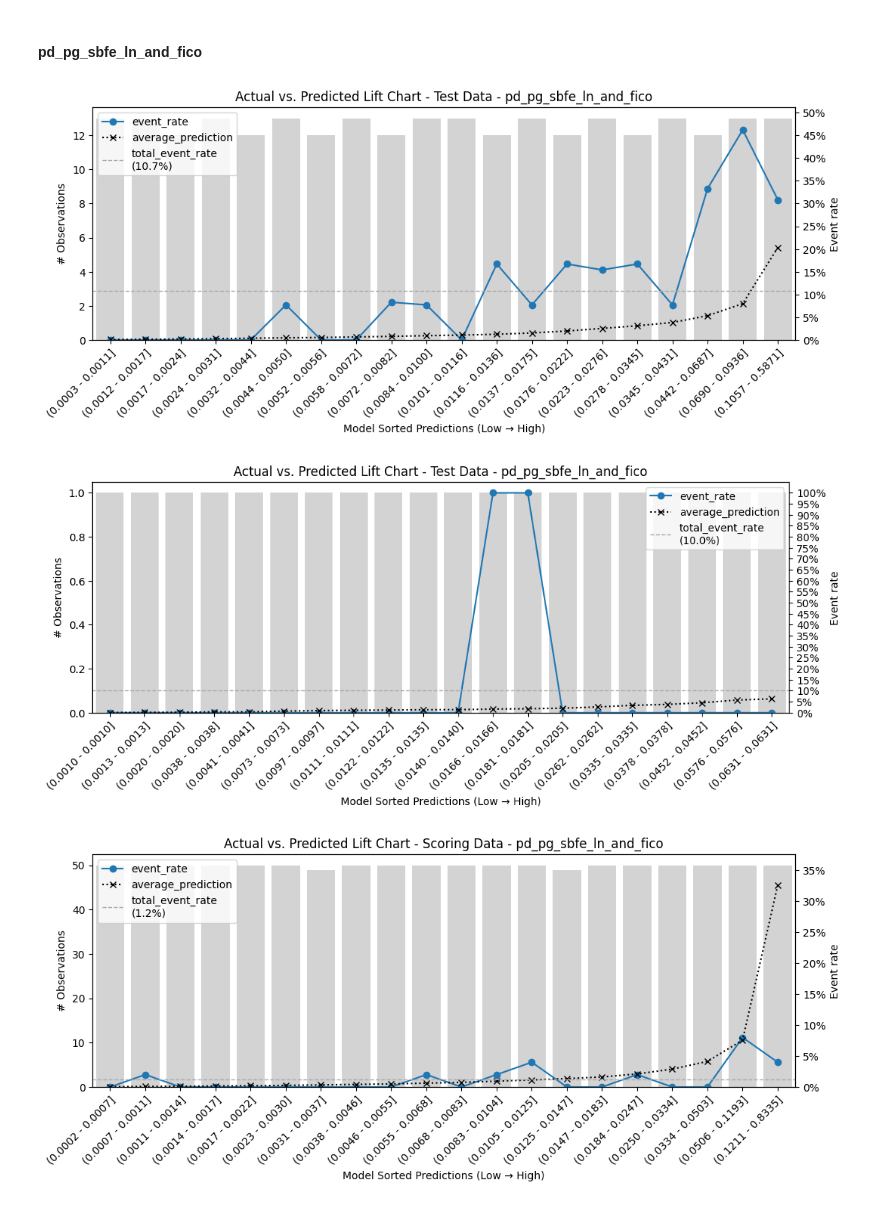
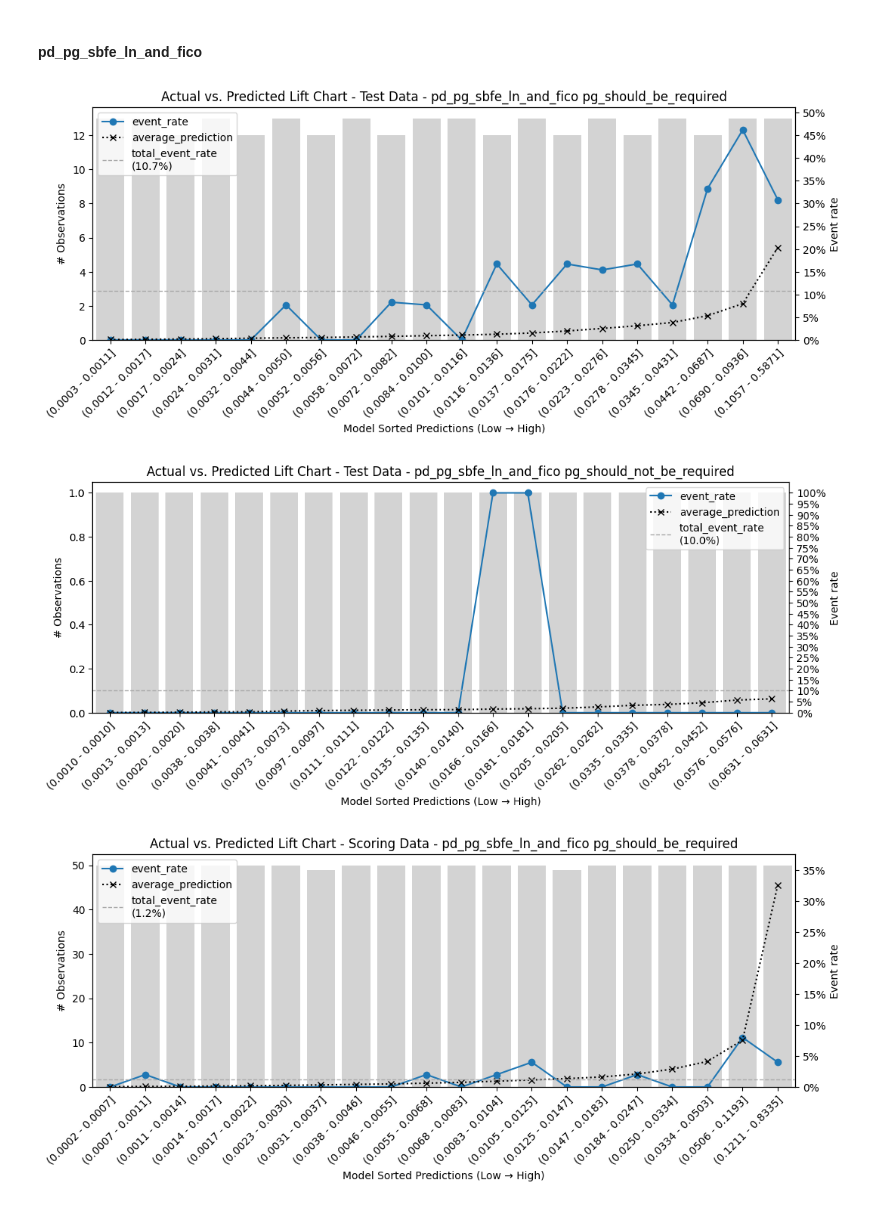
Before and after one commit to cgdonzalezr/otr_adj_model_flow_proposal, a Jupyter notebook: otr_ln_master_table/notebooks/4_otr_existing_exposure_evaluation.ipynb, the cells around one changed output. Saved outputs shown, nothing was run; the diff lists cells and outputs as text; code cells hidden in the pictures.

```diff
--- a/otr_ln_master_table/notebooks/4_otr_existing_exposure_evaluation.ipynb
+++ b/otr_ln_master_table/notebooks/4_otr_existing_exposure_evaluation.ipynb
@@ -501,42 +503,42 @@ ValueError: Only one class present in y_true. ROC AUC score is not defined in th
 #### pd_pg_sbfe_ln_and_fico
 # %%
 # pd_pg_sbfe_ln_and_fico, test data and subsegment pg_should_be_required
-mt.lift_chart_plot('Test Data - pd_pg_sbfe_ln_and_fico', mt.compute_decile_table(
+mt.lift_chart_plot('Test Data - pd_pg_sbfe_ln_and_fico pg_should_be_required', mt.compute_decile_table(
         data_test_scored[(data_test_scored['booked']) & (data_test_scored['pg_subsegment'] == 'pg_should_be_required')],
         'pd_pg_sbfe_ln_and_fico',
         'is_bad',
         20,
         'pg_and_1_plus_sbfe_tradeline_and_fico_hit'
 ), 'PROB_RANGE')
 
 # pd_pg_sbfe_ln_and_fico, test data and subsegment pg_should_not_be_required
-mt.lift_chart_plot('Test Data - pd_pg_sbfe_ln_and_fico', mt.compute_decile_table(
+mt.lift_chart_plot('Test Data - pd_pg_sbfe_ln_and_fico pg_should_not_be_required', mt.compute_decile_table(
         data_test_scored[(data_test_scored['booked']) & (data_test_scored['pg_subsegment'] == 'pg_should_not_be_required')],
         'pd_pg_sbfe_ln_and_fico',
         'is_bad',
         20,
         'pg_and_1_plus_sbfe_tradeline_and_fico_hit'
 ), 'PROB_RANGE')
 
 # pd_pg_sbfe_ln_and_fico, scoring data and subsegment pg_should_be_required
-mt.lift_chart_plot('Scoring Data - pd_pg_sbfe_ln_and_fico', mt.compute_decile_table(
+mt.lift_chart_plot('Scoring Data - pd_pg_sbfe_ln_and_fico pg_should_be_required', mt.compute_decile_table(
         data_scoring_scored[(data_scoring_scored['booked']) & (data_scoring_scored['pg_subsegment'] == 'pg_should_be_required')],
         'pd_pg_sbfe_ln_and_fico',
         'is_bad',
         20,
         'pg_and_1_plus_sbfe_tradeline_and_fico_hit'
 ), 'PROB_RANGE')
 
 
 # pd_pg_sbfe_ln_and_fico, scoring data and subsegment pg_should_not_be_required
-# mt.lift_chart_plot('Scoring Data - pd_pg_sbfe_ln_and_fico', mt.compute_decile_table(
-#         data_scoring_scored[(data_scoring_scored['booked']) & (data_scoring_scored['pg_subsegment'] == 'pg_should_not_be_required')],
-#         'pd_pg_sbfe_ln_and_fico',
-#         'is_bad',
-#         20,
-#         'pg_and_1_plus_sbfe_tradeline_and_fico_hit'
-# ), 'PROB_RANGE')
+mt.lift_chart_plot('Scoring Data - pd_pg_sbfe_ln_and_fico pg_should_not_be_required', mt.compute_decile_table(
+        data_scoring_scored[(data_scoring_scored['booked']) & (data_scoring_scored['pg_subsegment'] == 'pg_should_not_be_required')],
+        'pd_pg_sbfe_ln_and_fico',
+        'is_bad',
+        20,
+        'pg_and_1_plus_sbfe_tradeline_and_fico_hit'
+), 'PROB_RANGE')
 # %% [output]
-[figure, old version]
+[figure, new version]
-[figure, old version]
+[figure, new version]
-[figure, old version]
+[figure, new version]
```
Also changed, not shown: parts of 10 cells of this notebook, 1 other file.
